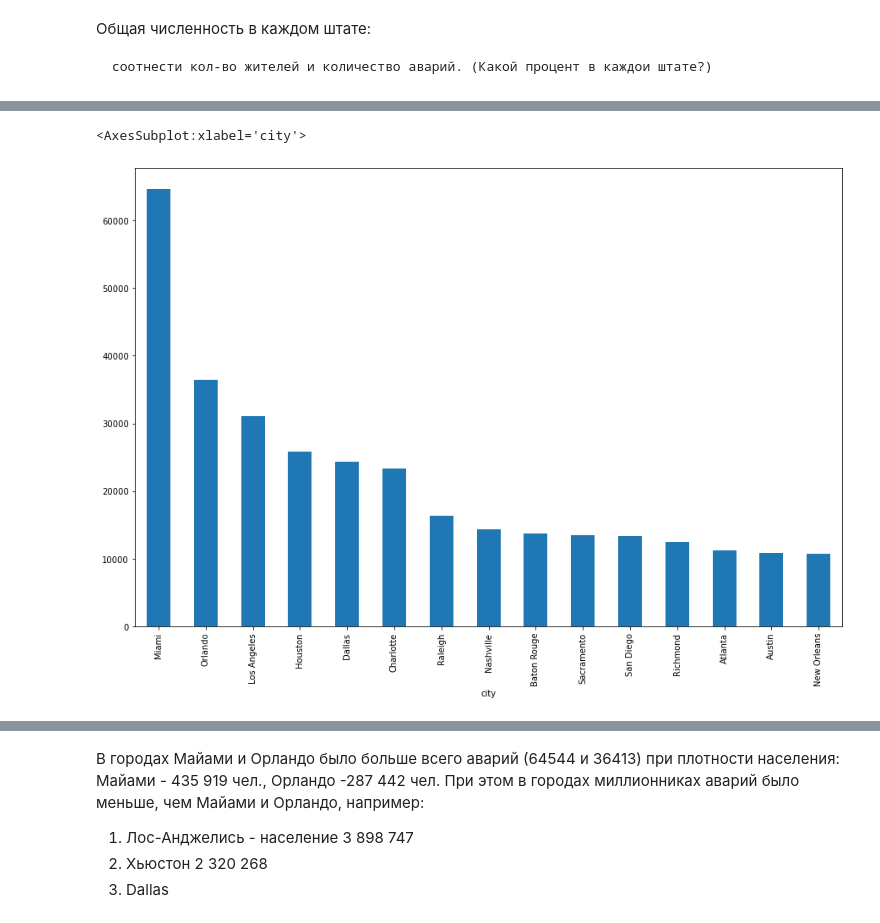
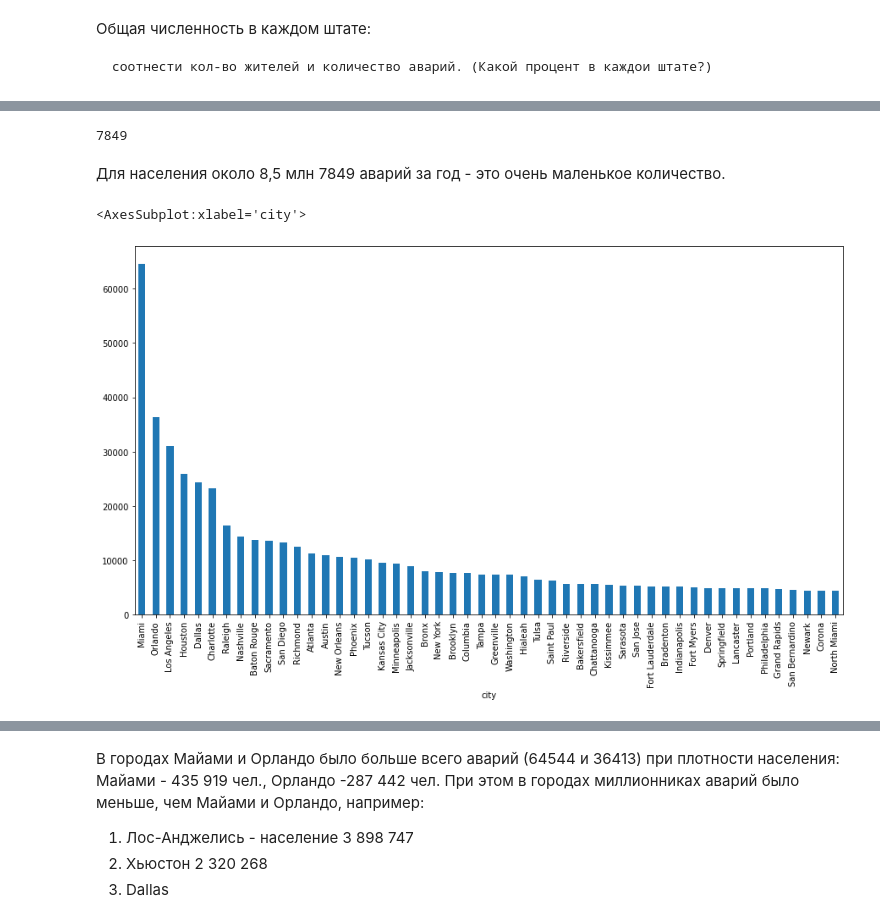
Before and after one commit to Heensz/analysis-of-accident-USA, a Jupyter notebook: анализ данных об авариях в США.ipynb, the cells around one changed output, grey strips where cells are left out. Saved outputs shown, nothing was run; the diff lists cells and outputs as text; code cells hidden in the pictures.

```diff
--- a/анализ данных об авариях в США.ipynb
+++ b/анализ данных об авариях в США.ipynb
@@ -479,9 +508,16 @@ new_df.groupby('state')['id'].count().sort_values(ascending=False).plot(kind='ba
+# %%
+#посмотрим количество аварий в самом густонаселённом городе США - Нью-Йорке
+new_df.query('city == "New York"')['id'].count()
+# %% [output]
+7849
+# %% [markdown]
+Для населения около 8,5 млн 7849 аварий за год - это очень маленькое количество.
 # %%
 # посмотрим, в каких городах больше всего аварий
-new_df.groupby('city')['id'].count().sort_values(ascending=False).head(15).plot(kind='bar', figsize = (15,10))
+new_df.groupby('city')['id'].count().sort_values(ascending=False).head(50).plot(kind='bar', figsize = (15,8))
 # %% [output]
 <AxesSubplot:xlabel='city'>
-[figure, old version]
+[figure, new version]
 # %%
 new_df.groupby('city')['id'].count().sort_values(ascending=False).head(15)
 # %% [output]
```
Also changed, not shown: parts of 8 cells of this notebook.
